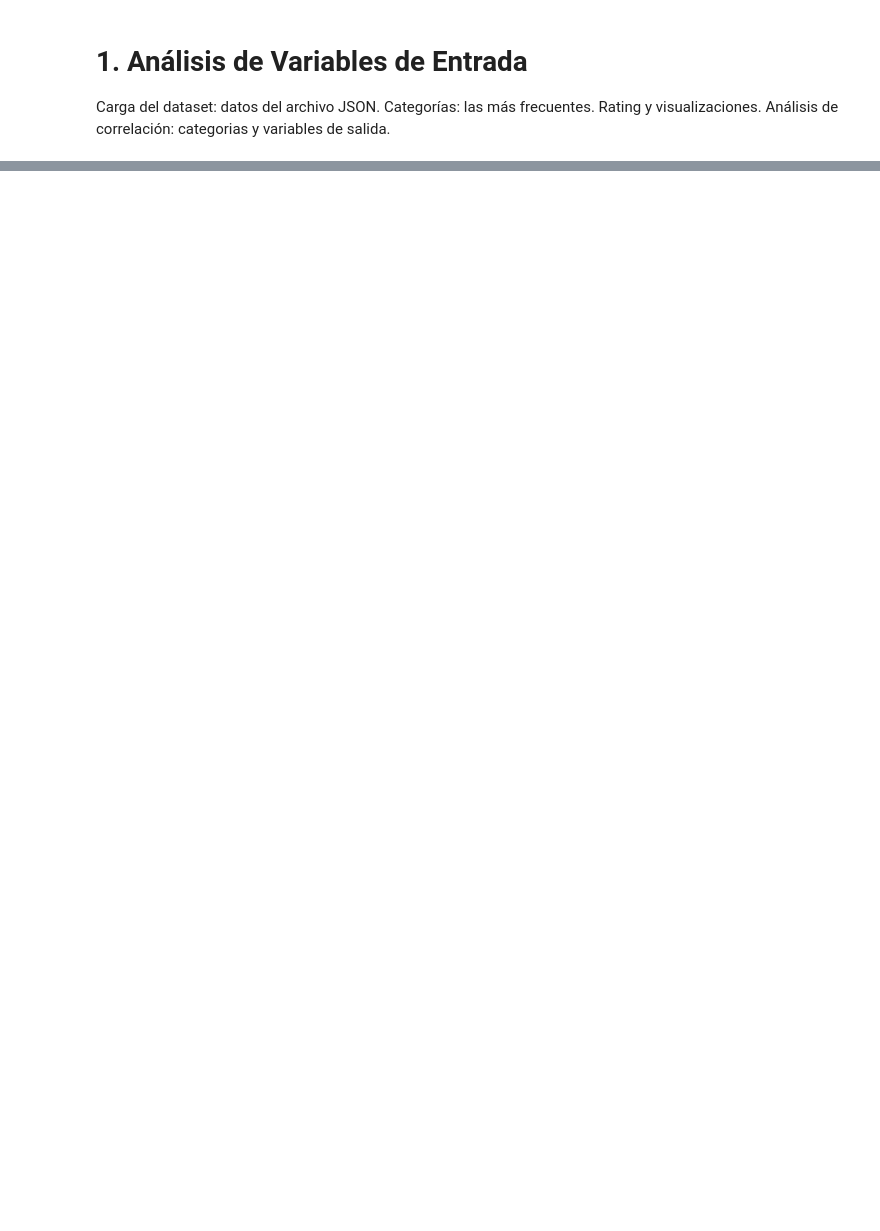
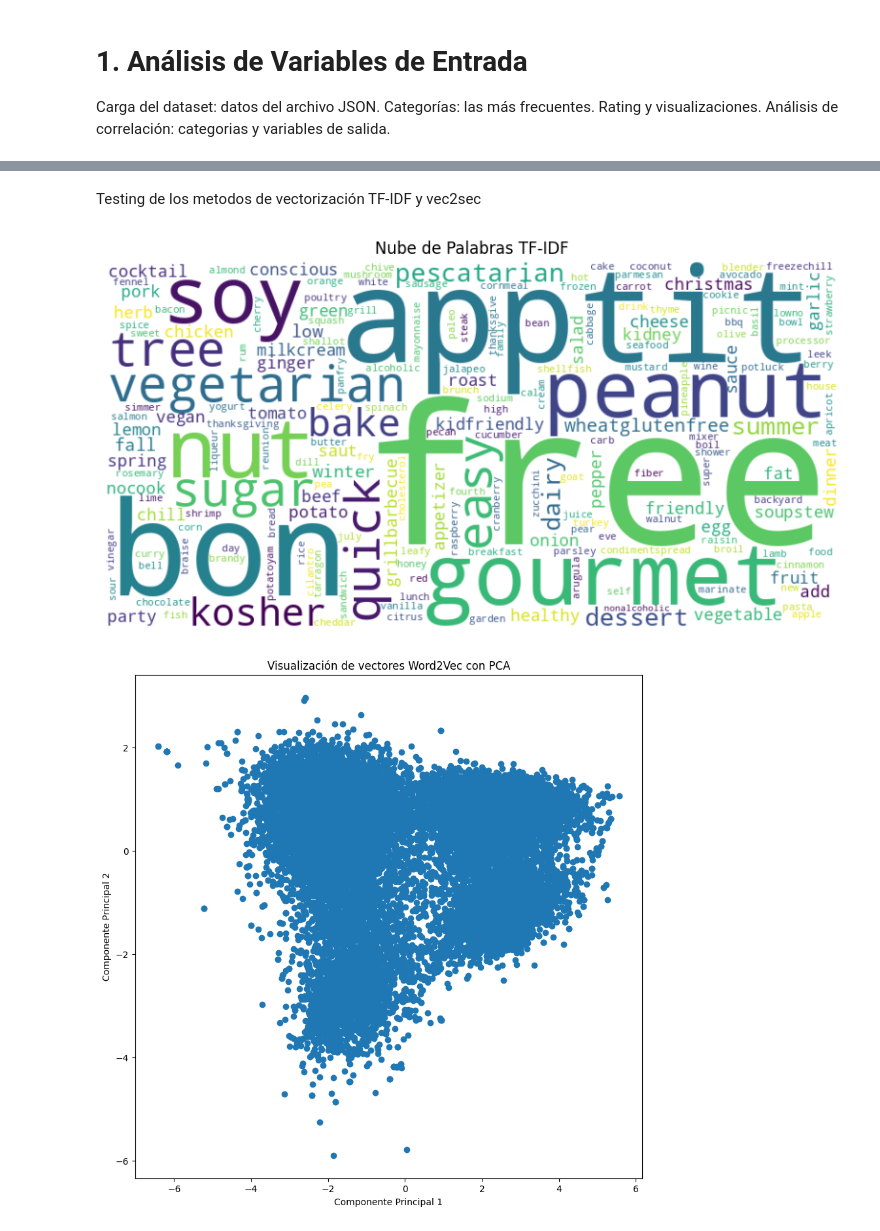
Before and after one commit to uc3m-100406523/proyecto_td, a Jupyter notebook: proyecto_td.ipynb, the cells around one changed output, grey strips where cells are left out. Cells and saved outputs as stored; diff of their text form; code cells hidden in the pictures; blank space fills up the shorter version.

```diff
--- a/proyecto_td.ipynb
+++ b/proyecto_td.ipynb
@@ -217,0 +462,42 @@ print(processed_text)  # Salida: ejemplo texto caracteres especiales numeros
+# %% [markdown]
+Testing de los metodos de vectorización TF-IDF y vec2sec
+# %%
+from wordcloud import WordCloud
+from sklearn.manifold import TSNE
+from sklearn.decomposition import PCA # Import PCA
+import numpy as np # Import numpy
+
+# Visualización de TF-IDF con Nube de Palabras
+word_weights = dict(zip(feature_names1, tfidf_matrix1.sum(axis=0).tolist()[0]))
+wordcloud = WordCloud(width=800, height=400, background_color='white').generate_from_frequencies(word_weights)
+plt.figure(figsize=(10, 5))
+plt.imshow(wordcloud, interpolation='bilinear')
+plt.axis('off')
+plt.title("Nube de Palabras TF-IDF")
+plt.show()
+
+# Visualización de Word2Vec con PCA
+pca = PCA(n_components=2)
+vectors_2d = pca.fit_transform(df['category_vector'].to_list())
+plt.figure(figsize=(10, 10))
+plt.scatter(vectors_2d[:, 0], vectors_2d[:, 1])
+plt.title("Visualización de vectores Word2Vec con PCA")
+plt.xlabel("Componente Principal 1")
+plt.ylabel("Componente Principal 2")
+plt.show()
+
+# Visualización de Word2Vec con t-SNE
+
+tsne = TSNE(n_components=2, random_state=42)
+# Convert the list of vectors to a 2D NumPy array
+category_vectors = df['category_vector'].to_list()
+vectors_2d = tsne.fit_transform(np.array(category_vectors).reshape(len(category_vectors), -1)) # Reshape if necessary
+plt.figure(figsize=(10, 10))
+plt.scatter(vectors_2d[:, 0], vectors_2d[:, 1])
+plt.title("Visualización de vectores Word2Vec con t-SNE")
+plt.xlabel("Dimensión 1")
+plt.ylabel("Dimensión 2")
+plt.show()
+# %% [output]
+[figure, added]
+[figure, added]
```
Also changed, not shown: parts of 16 cells of this notebook, 2 other files.
